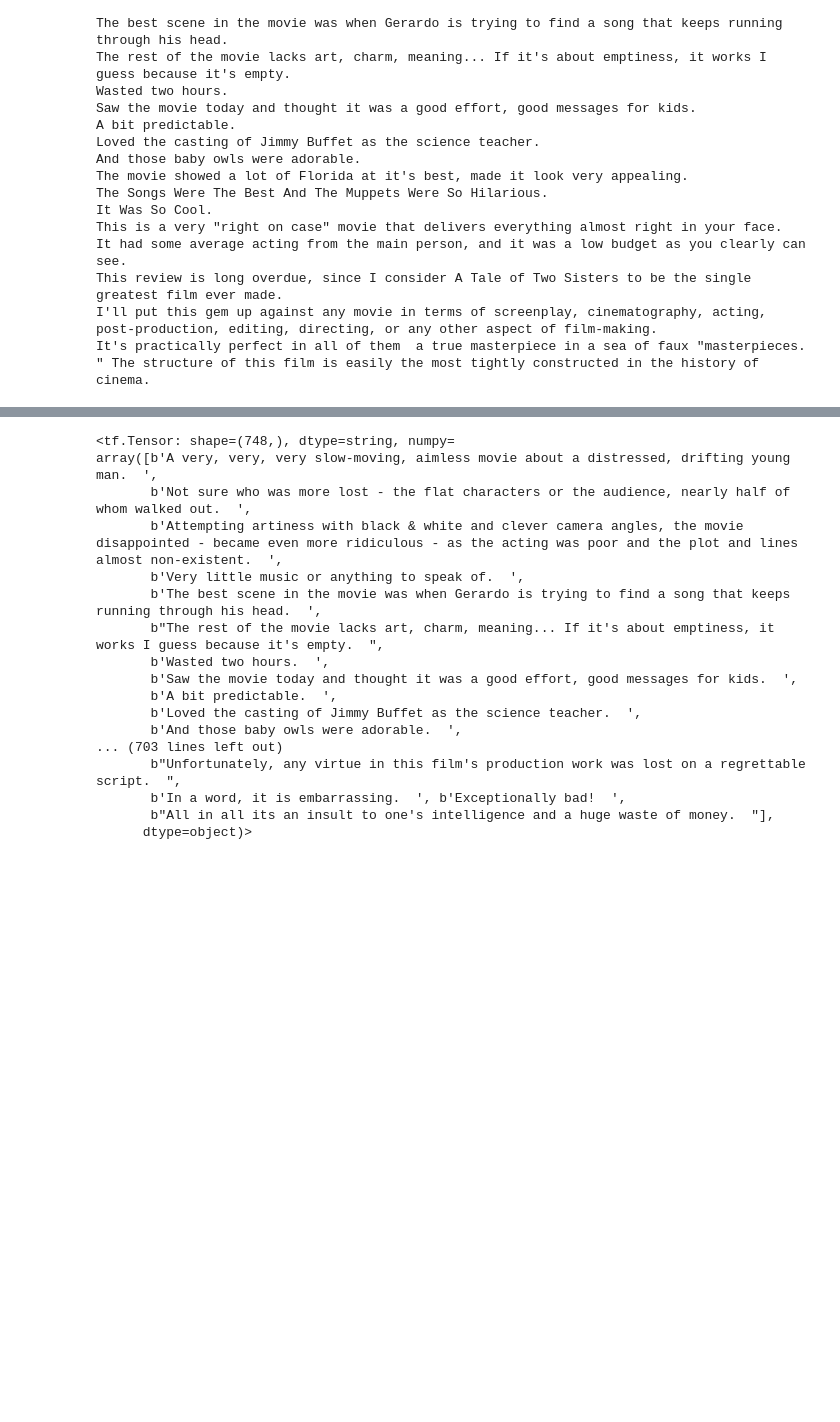
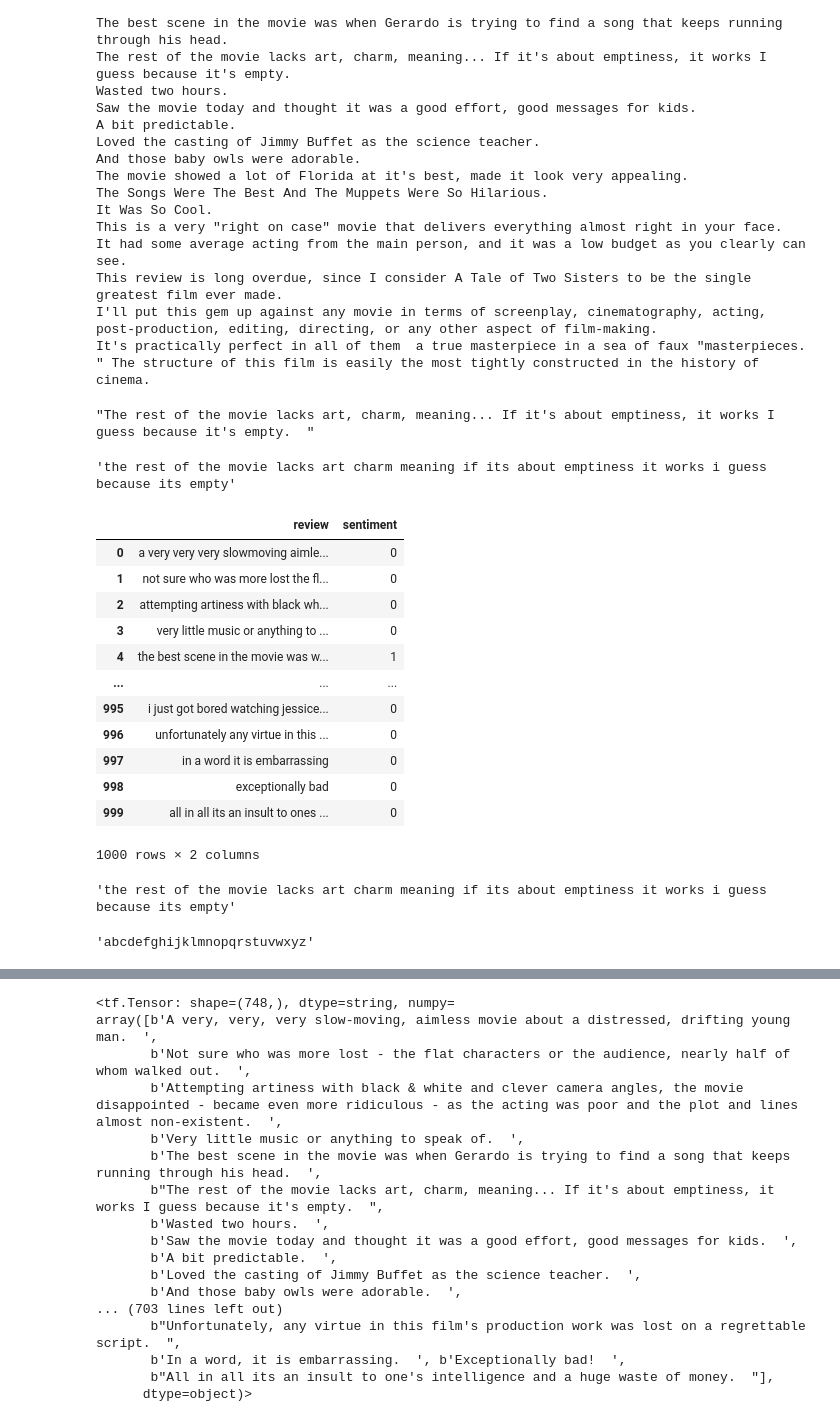
Before and after one commit to jtrawick/D213, a Jupyter notebook: Task2-Sentiment_Analysis_Using_Neural_Networks/task2_wip.ipynb, the cells around one changed output, grey strips where cells are left out. Drawn from its saved outputs; the diff is of its cells as text; code cells hidden in the pictures; blank space fills up the shorter version.

```diff
--- a/Task2-Sentiment_Analysis_Using_Neural_Networks/task2_wip.ipynb
+++ b/Task2-Sentiment_Analysis_Using_Neural_Networks/task2_wip.ipynb
@@ -185,0 +315,6 @@ df
+# %%
+# Try lower-level Tokenizer API instead
+
+# Load in IMDB dataset
+df = pd.read_csv('./data/imdb_labelled.txt', sep='\t+', header=None, names=['review', 'sentiment'], engine='python')
+df
@@ -236 +617,39 @@
 " The structure of this film is easily the most tightly constructed in the history of cinema.
+# %%
+df.review[5]
+# %% [output]
+"The rest of the movie lacks art, charm, meaning... If it's about emptiness, it works I guess because it's empty.  "
+# %%
+import re
+
+re.sub(r'[^\w\s]', '', df.review[5]).lower().strip()
+# %% [output]
+'the rest of the movie lacks art charm meaning if its about emptiness it works i guess because its empty'
+# %%
+clean_df = df.copy()
+clean_df.review = clean_df.review.str.replace(r'[^\w\s]', '', regex=True).str.lower().str.strip()
+clean_df
+# df.review.str.replace(r'[^\w\s]', '', regex=True).str.lower().str.strip()
+# %% [output]
+|  | review | sentiment |
+| 0 | a very very very slowmoving aimle... | 0 |
+| 1 | not sure who was more lost the fl... | 0 |
+| 2 | attempting artiness with black wh... | 0 |
+| 3 | very little music or anything to ... | 0 |
+| 4 | the best scene in the movie was w... | 1 |
+| ... | ... | ... |
+| 995 | i just got bored watching jessice... | 0 |
+| 996 | unfortunately any virtue in this ... | 0 |
+| 997 | in a word it is embarrassing | 0 |
+| 998 | exceptionally bad | 0 |
+| 999 | all in all its an insult to ones ... | 0 |
+1000 rows × 2 columns
+# %%
+clean_df.review[5]
+# %% [output]
+'the rest of the movie lacks art charm meaning if its about emptiness it works i guess because its empty'
+# %%
+import string
+string.ascii_lowercase
+# %% [output]
+'abcdefghijklmnopqrstuvwxyz'
```
Also changed, not shown: parts of 42 cells of this notebook, 1 other file.
